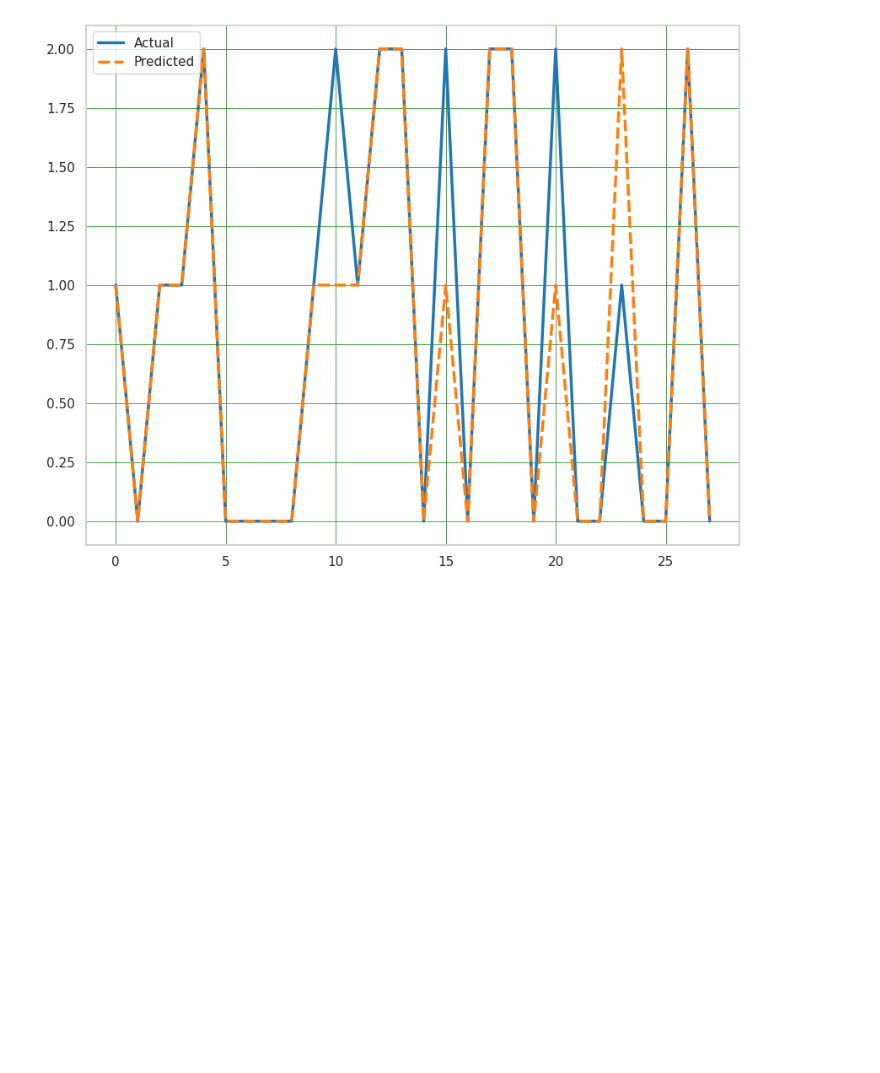
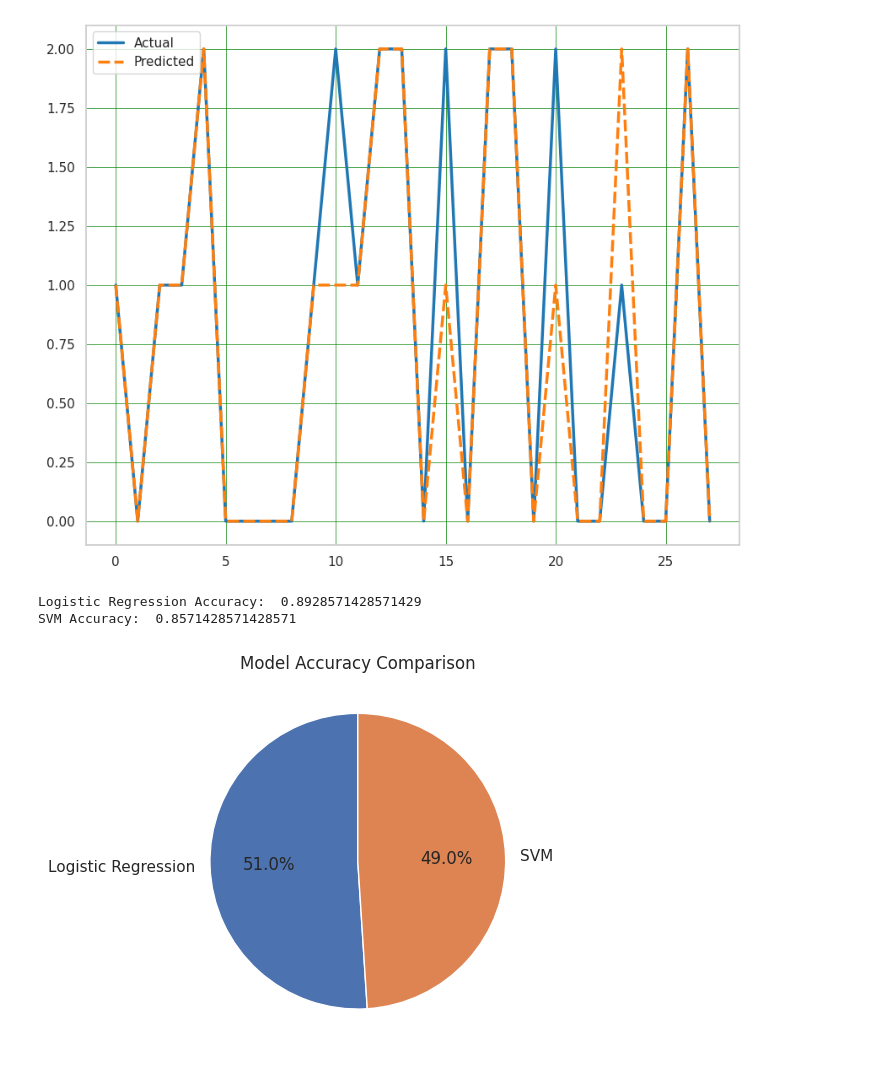
Before and after one commit to sabbir2609/edge_course, a Jupyter notebook: projects/iris_problem.ipynb, the cells around one changed output. Drawn from its saved outputs; the diff is of its cells as text; code cells hidden in the pictures; blank space fills up the shorter version.

```diff
--- a/projects/iris_problem.ipynb
+++ b/projects/iris_problem.ipynb
@@ -206,8 +206,8 @@ y_pred = classifier.predict(X_test)
 from sklearn.metrics import accuracy_score
 
 # evaluate the model
-accuracy = accuracy_score(y_test, y_pred)
-print("Accuracy: ", accuracy)
+lr_accuracy = accuracy_score(y_test, y_pred)
+print("Accuracy: ", lr_accuracy)
 # %% [output]
 Accuracy:  0.8928571428571429
 # %%
@@ -253,9 +253,9 @@ classifier.fit(X_train, y_train)
 y_pred = classifier.predict(X_test)
 # %%
 # evaluate the model
-accuracy = accuracy_score(y_test, y_pred)
+svm_accuracy = accuracy_score(y_test, y_pred)
 
-print("Accuracy: ", accuracy)
+print("Accuracy: ", svm_accuracy)
 # %% [output]
 Accuracy:  0.8571428571428571
 # %%
@@ -269,3 +269,17 @@ plt.grid(which='minor', linestyle=':', linewidth='0.5', color='black')
 plt.show()
 # %% [output]
 [figure]
+# %%
+#accuracy comparison between logistic regression and svm
+print("Logistic Regression Accuracy: ", lr_accuracy)
+print("SVM Accuracy: ", svm_accuracy)
+
+# Pie chart of model accuracy comparison
+plot_data = pd.DataFrame({'Model': ['Logistic Regression', 'SVM'], 'Accuracy': [lr_accuracy, svm_accuracy]})
+plt.pie(plot_data['Accuracy'], labels=plot_data['Model'], autopct='%1.1f%%', startangle=90)
+plt.title('Model Accuracy Comparison')
+plt.show()
+# %% [output]
+Logistic Regression Accuracy:  0.8928571428571429
+SVM Accuracy:  0.8571428571428571
+[figure, added]
```
Also changed, not shown: parts of 4 cells of this notebook, 1 other file.
